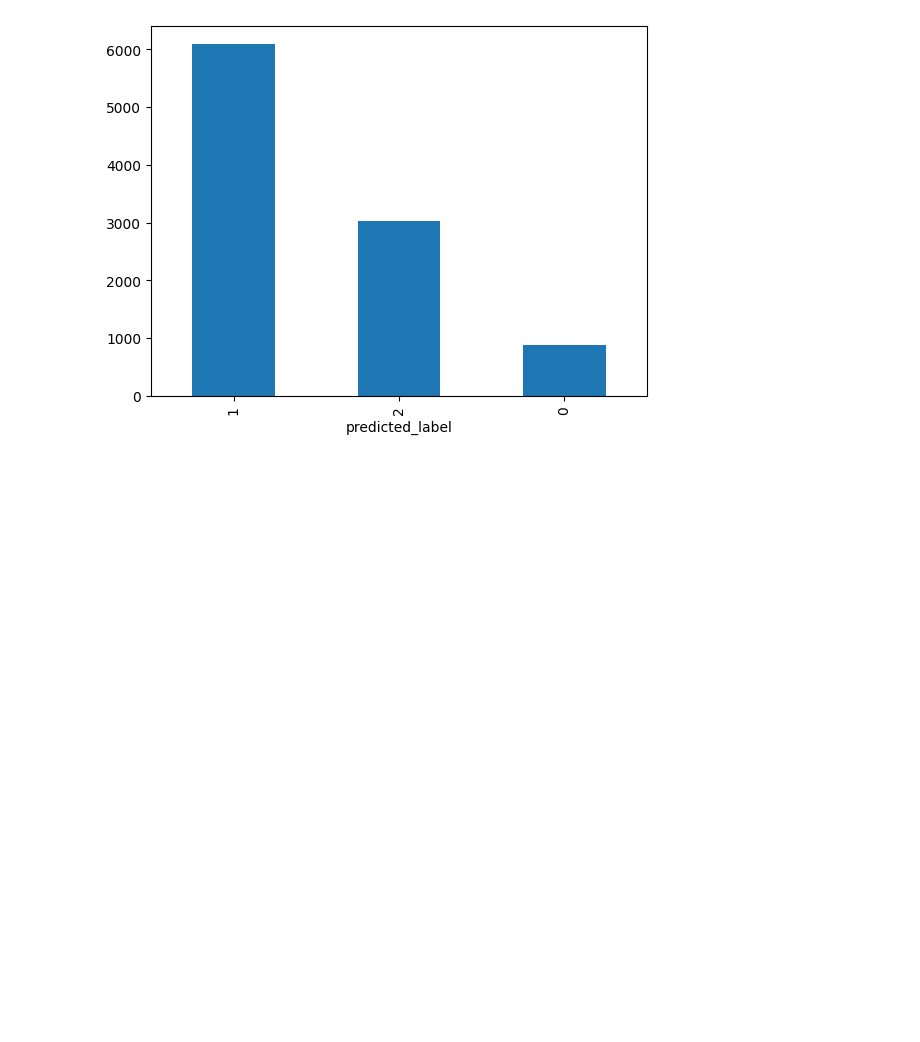
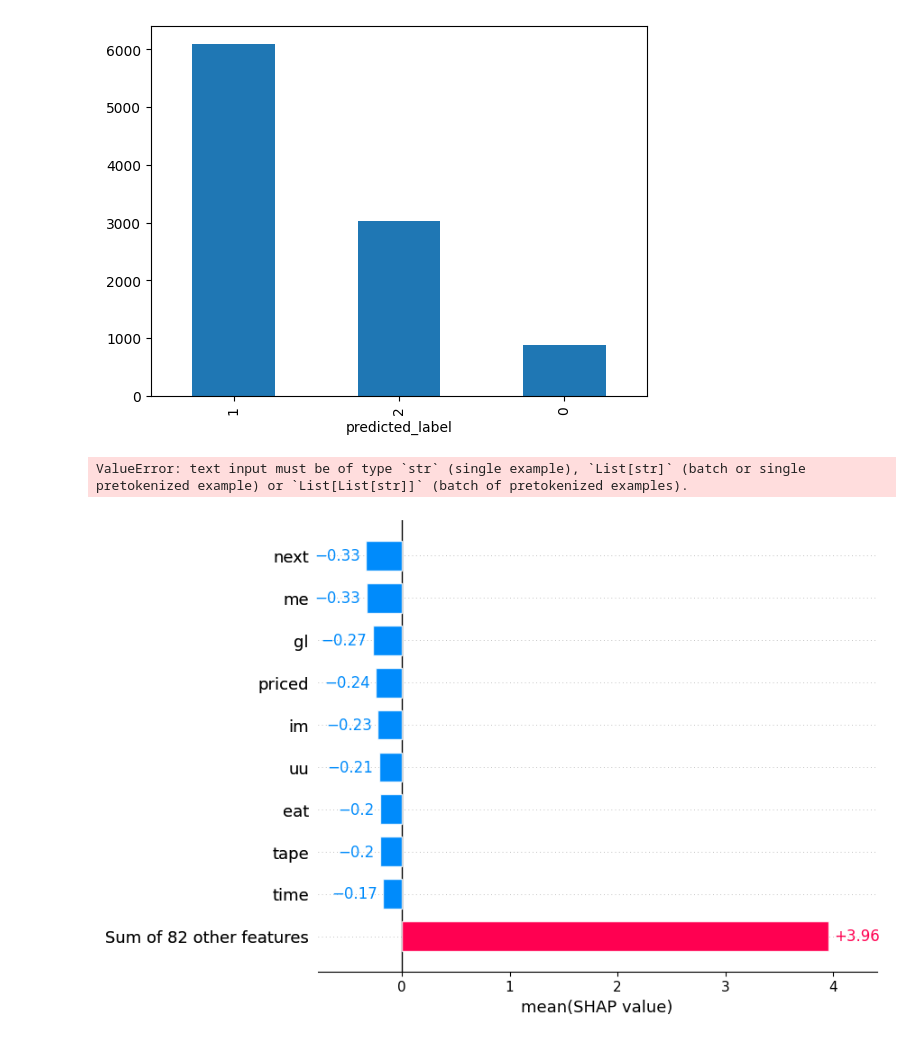
Before and after one commit to premstaller1/SHAP-DS2, a Jupyter notebook: Crypto_Market_Shap_andre.ipynb, the cells around one changed output. Drawn from its saved outputs; the diff is of its cells as text; code cells hidden in the pictures; blank space fills up the shorter version.

```diff
--- a/Crypto_Market_Shap_andre.ipynb
+++ b/Crypto_Market_Shap_andre.ipynb
@@ -287,3 +287,22 @@ finance_crypto['predicted_label'].value_counts().plot(kind='bar')
 # %% [output]
 <Axes: xlabel='predicted_label'>
 [figure]
+# %%
+import shap
+
+finance_crypto = pd.read_csv("data/finance_stocks/finance_stocks-train-cleaned.csv")
+
+#take a subset to reduce the computing demand
+finance_crypto = finance_crypto.sample(10)
+
+texts = finance_crypto['clean_tweet_text'].astype(str).tolist()  # Ensure texts are strings
+# %% [output]
+ValueError: text input must be of type `str` (single example), `List[str]` (batch or single pretokenized example) or `List[List[str]]` (batch of pretokenized examples).
+# %%
+# Get predictions
+explainer = shap.Explainer(pipe)
+shap_values = explainer(texts)
+# %%
+shap.plots.bar(shap_values[:, :, "Neutral"].mean(0), order=shap.Explanation.argsort)
+# %% [output]
+[figure, added]
```
Also changed, not shown: parts of 1 cell of this notebook.
